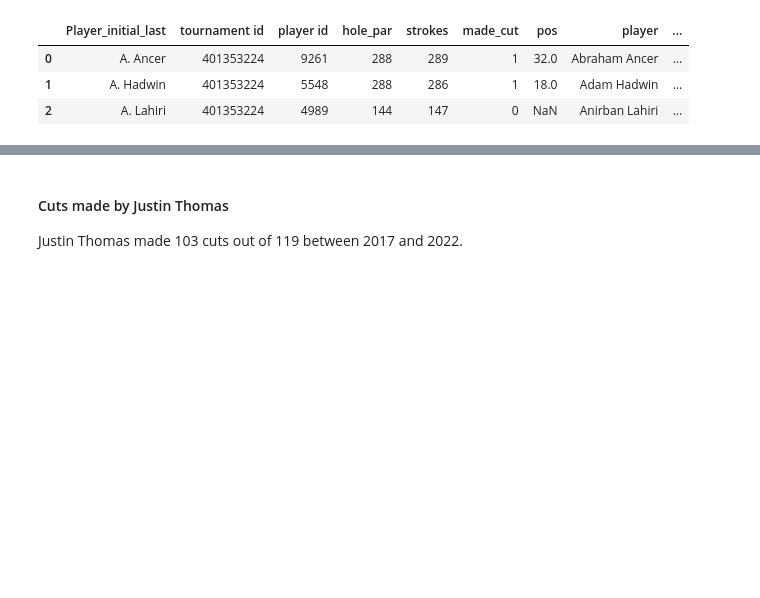
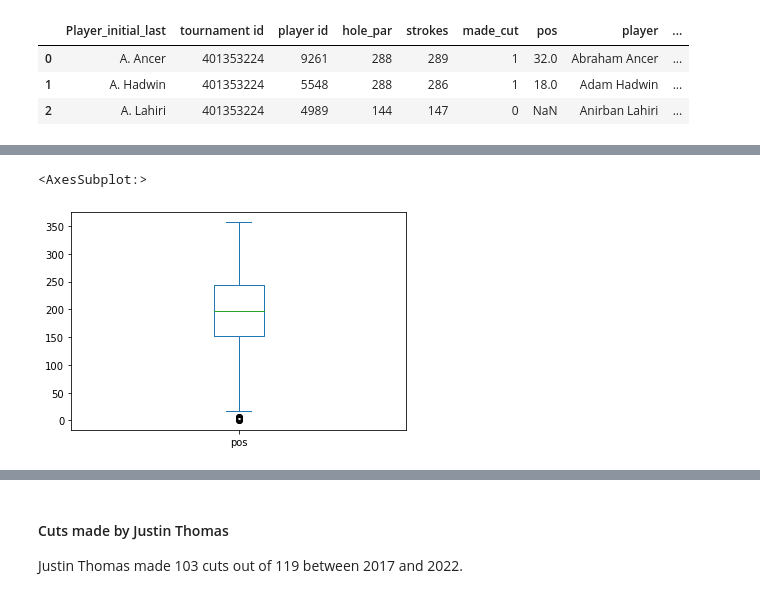
Before and after one commit to Loze2804/PGA_Tour_Analysis, a Jupyter notebook: PGA_Tour_Analyse.ipynb, the cells around one changed output, grey strips where cells are left out. Cells and saved outputs as stored; diff of their text form; code cells hidden in the pictures; blank space fills up the shorter version.

```diff
--- a/PGA_Tour_Analyse.ipynb
+++ b/PGA_Tour_Analyse.ipynb
@@ -112,0 +245,5 @@ data.isna()
+# %%
+data['pos'].value_counts().plot(kind='box')
+# %% [output]
+<AxesSubplot:>
+[figure, added]
```
Also changed, not shown: parts of 44 cells of this notebook.
